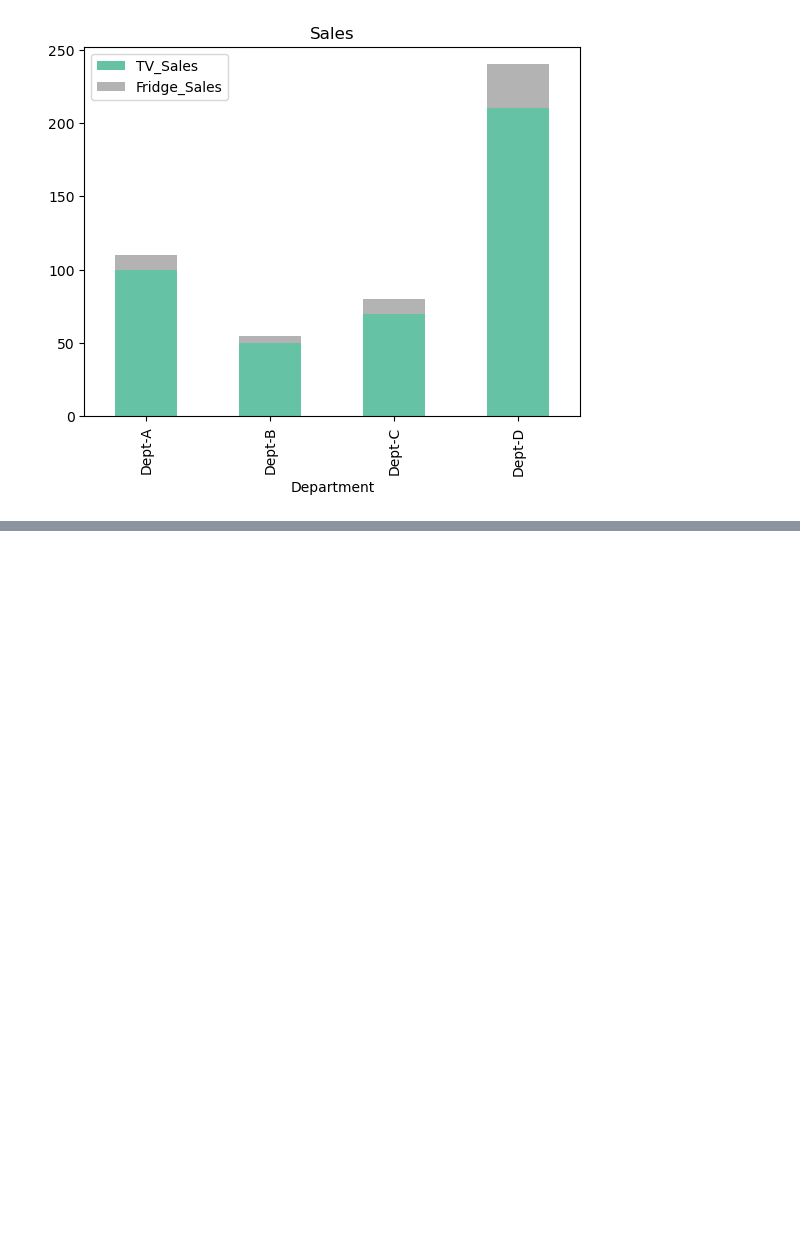
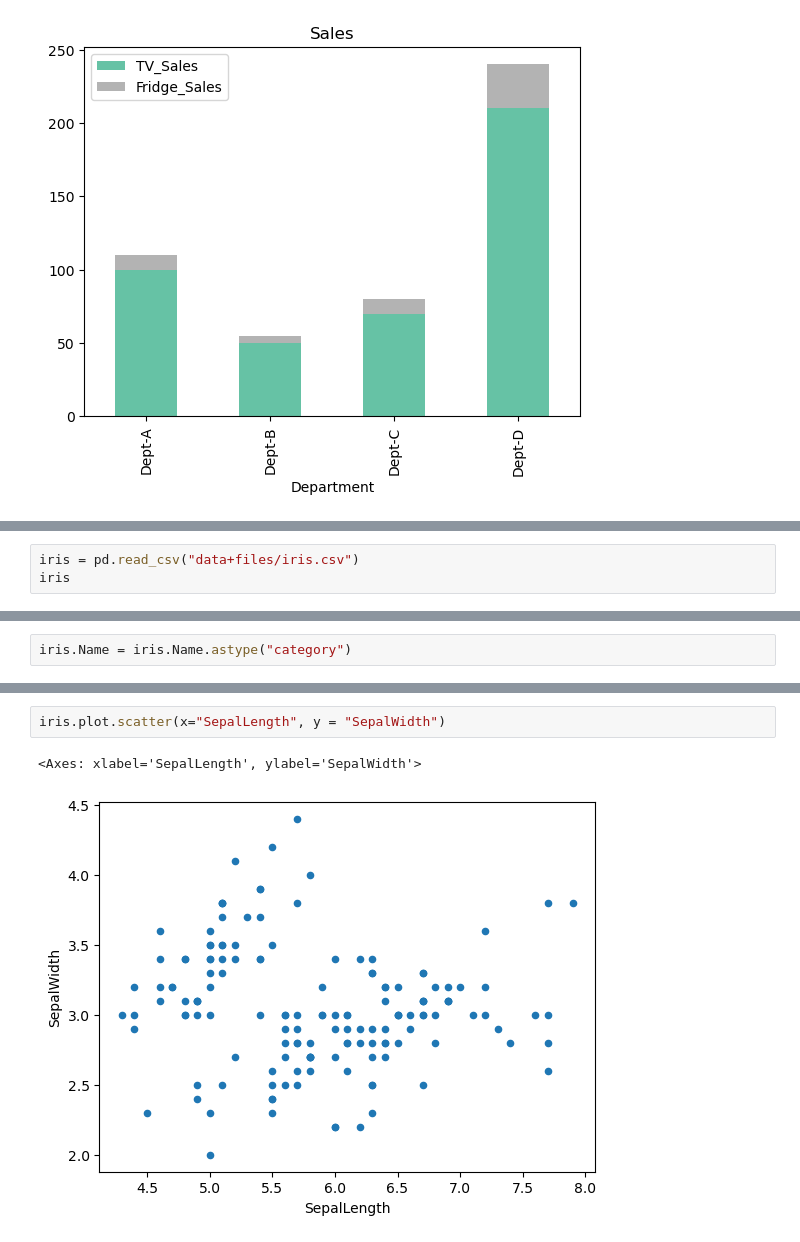
Before and after one commit to Faliell/Pandas_Classes, a Jupyter notebook: aula21-visualization.ipynb, the cells around one changed output, grey strips where cells are left out. Saved outputs shown, nothing was run; the diff lists cells and outputs as text; blank space fills up the shorter version.

Commit message:
visualization

```diff
--- a/aula21-visualization.ipynb
+++ b/aula21-visualization.ipynb
@@ -175,0 +178,3 @@ data1.plot.bar(x="Department", title="Sales", cmap="Set2",stacked=True)
+# %%
+iris = pd.read_csv("data+files/iris.csv")
+iris
@@ -175,0 +195,2 @@ data1.plot.bar(x="Department", title="Sales", cmap="Set2",stacked=True)
+# %%
+iris.Name = iris.Name.astype("category")
@@ -175,0 +212,5 @@ data1.plot.bar(x="Department", title="Sales", cmap="Set2",stacked=True)
+# %%
+iris.plot.scatter(x="SepalLength", y = "SepalWidth")
+# %% [output]
+<Axes: xlabel='SepalLength', ylabel='SepalWidth'>
+[figure, added]
```
Also changed, not shown: parts of 9 cells of this notebook.
